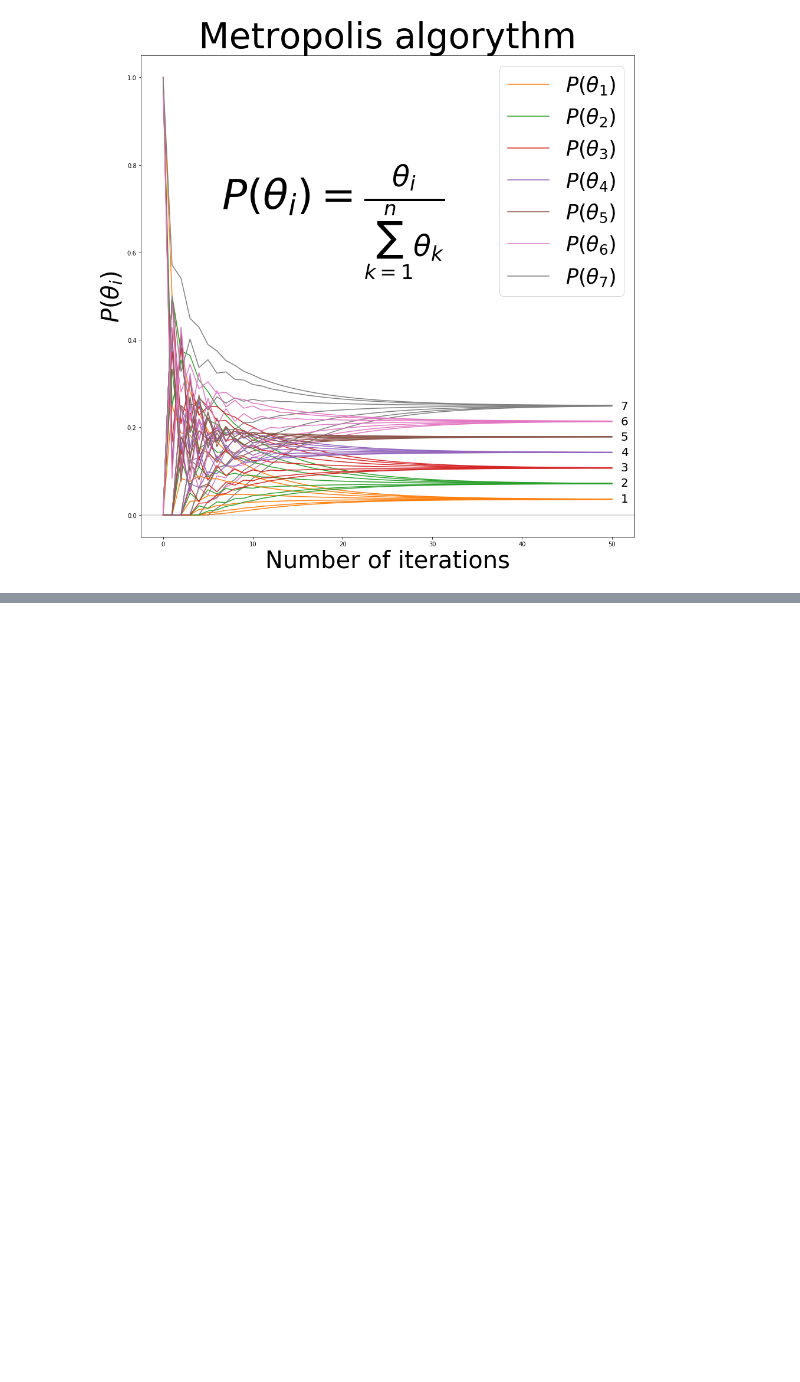
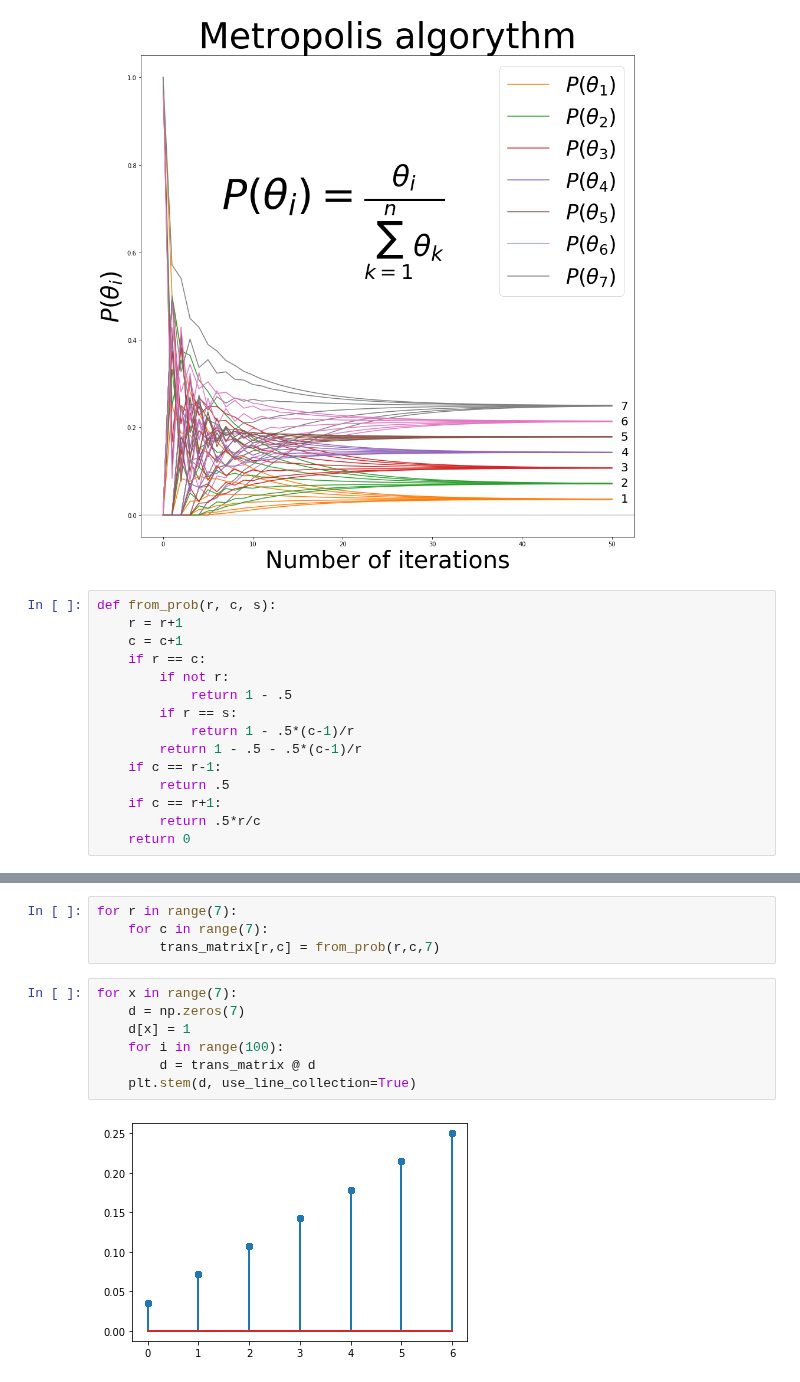
Before and after one commit to maxdevblock/covid-19-italy, a Jupyter notebook: OLD/accadere/matrix.ipynb, the cells around one changed output, grey strips where cells are left out. Cells and saved outputs as stored; diff of their text form; blank space fills up the shorter version.

```diff
--- a/OLD/accadere/matrix.ipynb
+++ b/OLD/accadere/matrix.ipynb
@@ -268,3 +269,18 @@ fig.set_facecolor('w')
 plt.show();
 # %% [output]
 [figure]
+# %%
+def from_prob(r, c, s):
+    r = r+1
+    c = c+1
+    if r == c:
+        if not r:
+            return 1 - .5
+        if r == s:
+            return 1 - .5*(c-1)/r
+        return 1 - .5 - .5*(c-1)/r
+    if c == r-1:
+        return .5
+    if c == r+1:
+        return .5*r/c
+    return 0
@@ -270,0 +305,13 @@ plt.show();
+# %%
+for r in range(7):
+    for c in range(7):
+        trans_matrix[r,c] = from_prob(r,c,7)
+# %%
+for x in range(7):
+    d = np.zeros(7)
+    d[x] = 1
+    for i in range(100):
+        d = trans_matrix @ d
+    plt.stem(d, use_line_collection=True)
+# %% [output]
+[figure, added]
```
Also changed, not shown: parts of 4 cells of this notebook.
